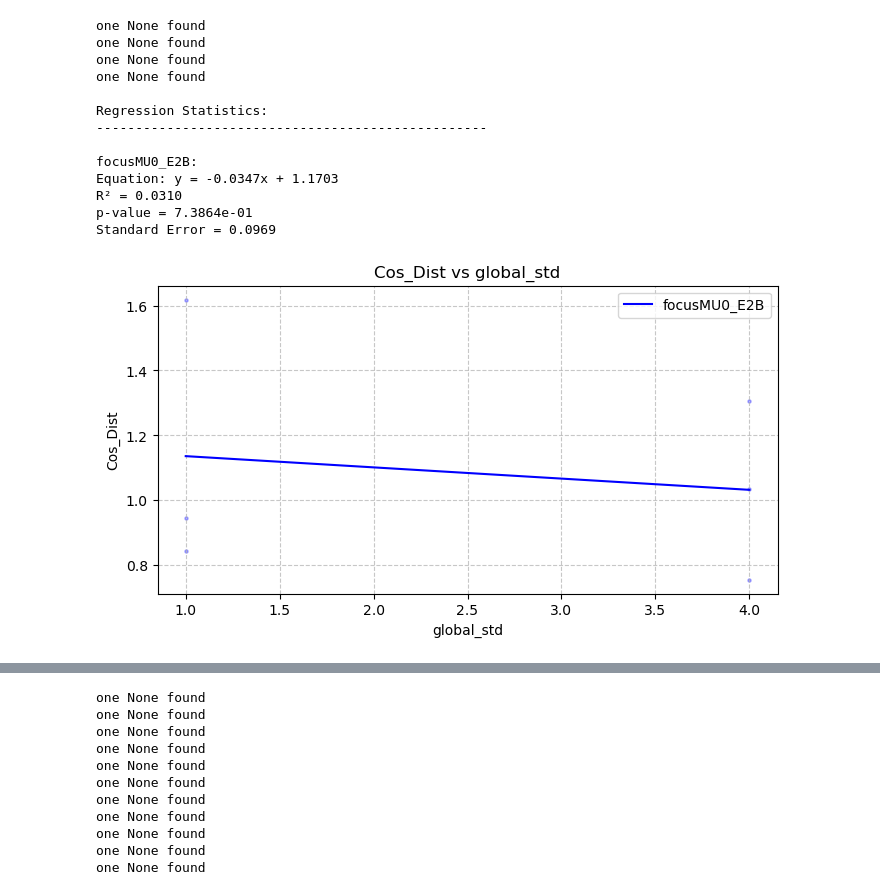
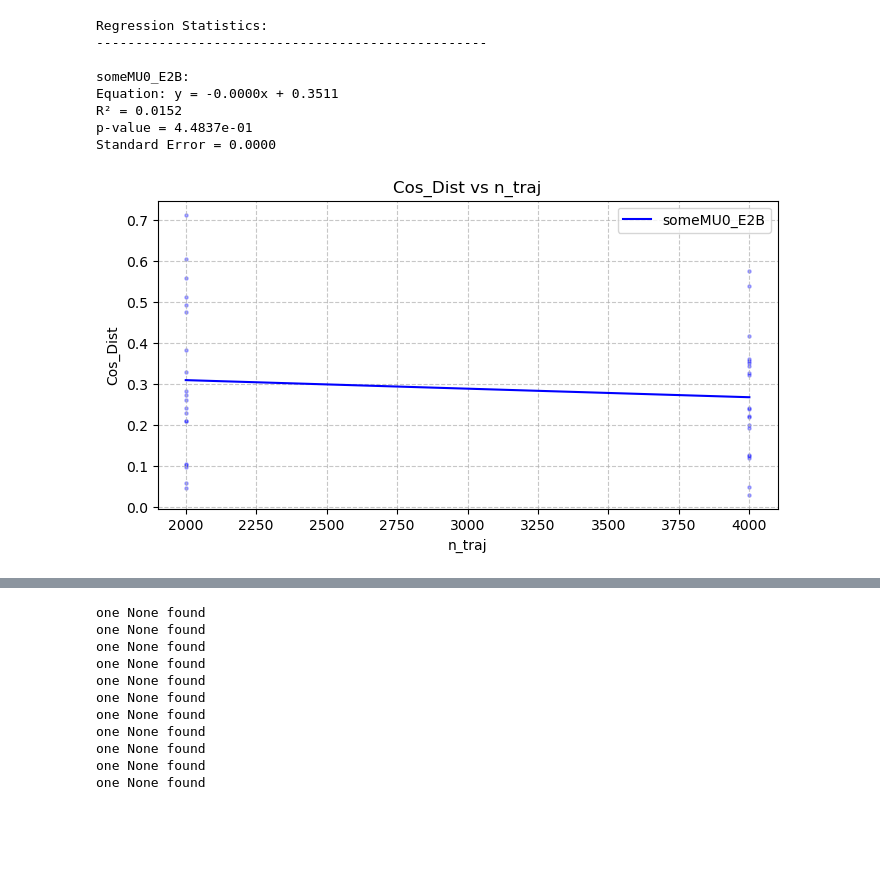
Before and after one commit to Gianmarco-Sarnelli/STL_explainability, a Jupyter notebook: Results_new.ipynb, the cells around one changed output, grey strips where cells are left out. Saved outputs shown, nothing was run; the diff lists cells and outputs as text; code cells hidden in the pictures; blank space fills up the shorter version.

```diff
--- a/Results_new.ipynb
+++ b/Results_new.ipynb
@@ -358,32 +358,27 @@ def analyze_column_correlations(
 # %%
 #['n_psi_added', 'n_traj', 'local_std', 'n_traj_points', 'Dist', 'Cos_Dist', 'Dist_rho', 'Norm_glob', 'Norm_loc', 'Norm_imp', 'Pinv_error', 'Sum_weights', 'Sum_squared_weights', 'Elapsed_time', 'Process_mem']
 #[n_psi_added n_traj local_std n_traj_points phi_id base_xi_id Dist Cos_Dist Dist_rho Norm_glob Norm_loc Norm_imp Pinv_error Sum_weights Sum_squared_weights Elapsed_time Process_mem n_e
 # weight_strategy, n_psi_added, n_traj, local_std, global_std, n_traj_points, phi_id, base_xi_id, Dist, Cos_dist, Dist_rho, Norm_glob, Norm_loc, Norm_imp, Pinv_error, Sum_weights, Sum_squared_weights, Elapsed_time, Process_mem, n_e)
 
-test_names = ["focusMU0_E2B"]
-x_column = "global_std"
+test_names = ["someMU0_E2B"]
+x_column = "n_traj"
 y_column = "Cos_Dist"
 table_name = "results"
 
-z_column = None#"n_traj_points"
-focus = None#[11, 50]
+z_column = None#"local_std"
+focus = None#[1]
 
 plot_database_columns(test_names, x_column, y_column, table_name, z_column=z_column, focus=focus)
 # %% [output]
-one None found
-one None found
-one None found
-one None found
-
 Regression Statistics:
 --------------------------------------------------
 
-focusMU0_E2B:
-Equation: y = -0.0347x + 1.1703
-R² = 0.0310
-p-value = 7.3864e-01
-Standard Error = 0.0969
+someMU0_E2B:
+Equation: y = -0.0000x + 0.3511
+R² = 0.0152
+p-value = 4.4837e-01
+Standard Error = 0.0000
-[figure, old version]
+[figure, new version]
 # %%
 #['n_psi_added', 'n_traj', 'local_std', 'n_traj_points', 'Dist', 'Cos_Dist', 'Dist_rho', 'Norm_glob', 'Norm_loc', 'Norm_imp', 'Pinv_error', 'Sum_weights', 'Sum_squared_weights', 'Elapsed_time', 'Process_mem']
 
```
Also changed, not shown: parts of 1 cell of this notebook, 4 other files.
